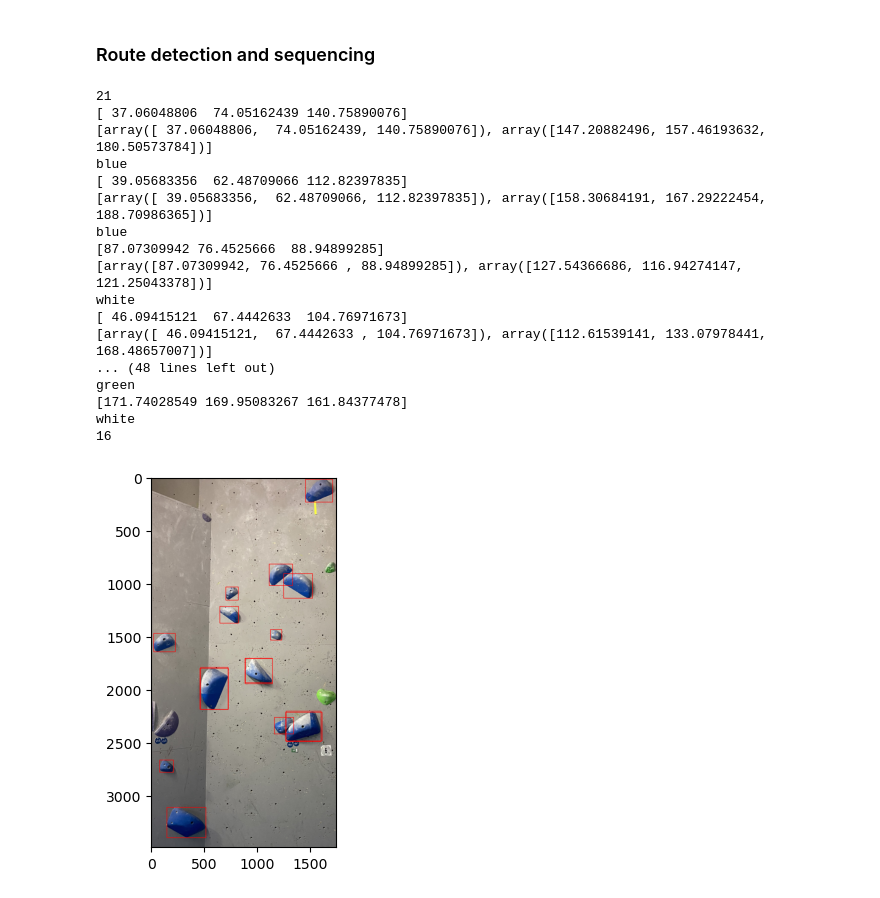
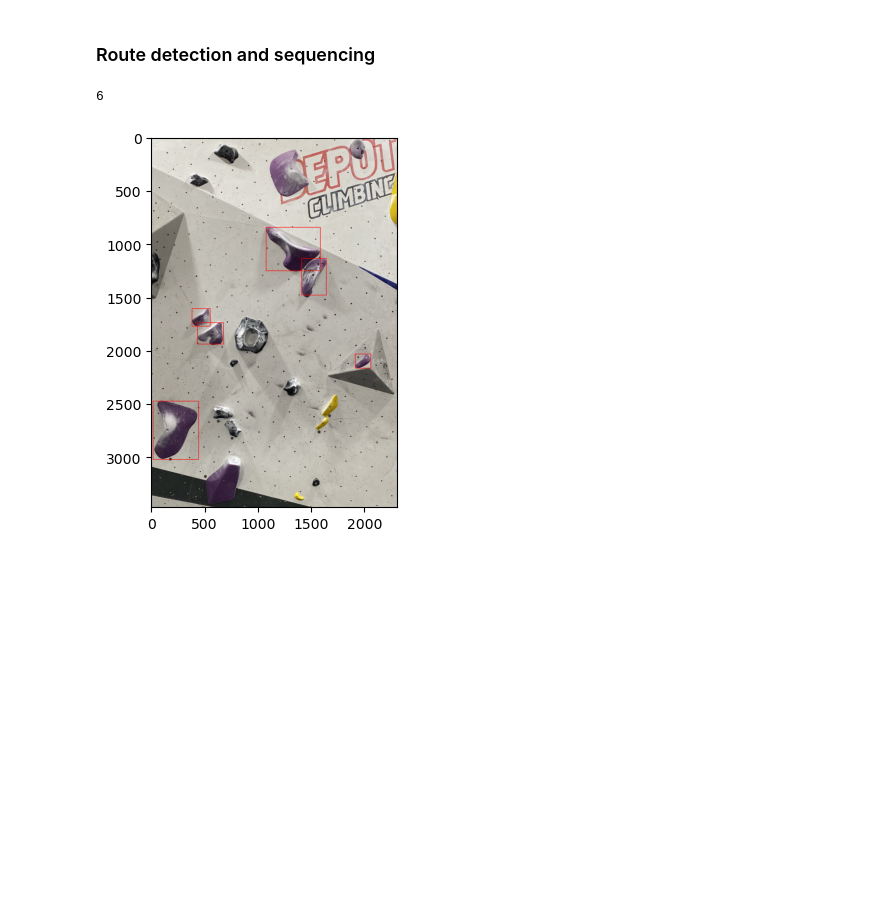
Before and after one commit to tonylay7/bouldering_route_classification, a Jupyter notebook: develop.ipynb, the cells around one changed output. Cells and saved outputs as stored; diff of their text form; code cells hidden in the pictures; blank space fills up the shorter version.

Commit message:
fix purple hold detection issues, implement NMS to remove overlapping boxes

```diff
--- a/develop.ipynb
+++ b/develop.ipynb
@@ -172,6 +172,8 @@ import colorsys
 import numpy as np
 import scipy.cluster
 import pickle
+
+classes = np.array(['jug','easy_foothold','sloper','large_sloper','easy_edge','crimp_edge','edge_large_sloper','crimp','double_sided_jug','pinch_sloper','foothold','double_sided_sloper','curve_edge_sloper','edge','pocket','pinch','edge_sloper','volume','large_moon_edge','platform','u_edge'])
 
 def rgb_trueblack(rgb_values):
     """Check if the given RGB value is very close to the blackest black
@@ -234,22 +236,27 @@ def rgb_thres(rgb_array,threshold,direction):
     else:
         raise Exception(f"The direction {direction} is not valid. It must be -1 or 1.")
 
-def check_black_or_white(rgb_centres):
-    print(rgb_centres)
-    # If the RGB values of the two centres are similar then this mostly comprises of white or black colours
-    if rgb_similar(rgb_centres[0],22.5) and rgb_similar(rgb_centres[1],22.5):
-        # Check for black
-        if (rgb_thres(rgb_centres[0],80,-1) and rgb_thres(rgb_centres[1],150,-1)):
-            return -1
-        elif (rgb_thres(rgb_centres[1],80,-1) and rgb_thres(rgb_centres[0],150,-1)):
-            return -1
+def check_black_or_white(rgb_centres,idx_max):
+    #print(rgb_centres)
 
-        # If it's not black then it must be white
+    # Specifically check for purple (since a lot of purple holds are smothered in chalk)
+    top2 = np.argpartition(rgb_centres[idx_max], -2)[-2:]
+    if (0 in top2 and 2 in top2) and (rgb_similar(rgb_centres[idx_max],22.5)):
+        return 0
+    else:
+        # If the RGB values of the two centres are similar then this mostly comprises of white or black colours
+        if rgb_similar(rgb_centres[0],22.5) and rgb_similar(rgb_centres[1],22.5):
+            # Check for black
+            if (rgb_thres(rgb_centres[0],80,-1) and rgb_thres(rgb_centres[1],150,-1)):
+                return -1
+            elif (rgb_thres(rgb_centres[1],80,-1) and rgb_thres(rgb_centres[0],150,-1)):
+                return -1
+            # If it's not black or purple then it must be white
+            else:
+                return 1
+        # Otherwise this is not black or white, it must be a different colour
         else:
-            return 1
-    # Otherwise this is not black or white, it must be a different colour
-    else:
-        return 0
+            return 0
 
 def color_from_hsv(h):
     if 0 <= h < 1.5:
@@ -288,10 +295,10 @@ def get_hold_colour(subimg):
     # Retrieve the strongest RGB colour
     main_rgb = rgb_centres[idx_max]
 
-    print(main_rgb)
+    #print(main_rgb)
 
     # If the main RGB colour is black or white then return it
-    if rgb_similar(main_rgb,10) and (rgb_close(main_rgb,60,35) or rgb_thres(main_rgb,40,-1)):
+    if rgb_similar(main_rgb,10) and (rgb_close(main_rgb,60,31.5) or rgb_thres(main_rgb,40,-1)):
         #print("mainly black")
         return 'black'
     if rgb_similar(main_rgb,10) and rgb_thres(main_rgb,155,1):
@@ -301,7 +308,7 @@ def get_hold_colour(subimg):
     # Otherwise perform a stronger check for whether it's black or white
     # Necessary as black holds can be covered in white chalk
     # or white holds can be turned blacker from wear over time
-    bw_check = check_black_or_white(rgb_centres)
+    bw_check = check_black_or_white(rgb_centres,idx_max)
     if bw_check == 1:
         #print("checked white")
         return 'white'
@@ -330,6 +337,7 @@ def rgb_close(rgb_array, value, half_window=3):
 
 def filter_route(file_name,colour=""):
 
+
     # Load hold data from the file
     with open(f'tensor_data/{file_name}.pickle', 'rb') as handle:
         data = pickle.load(handle)
@@ -345,57 +353,47 @@ def filter_route(file_name,colour=""):
 
     # For debugging
     img_detections = img.copy()
+    #print(len(data["contours"]))
 
-    print(len(data["contours"]))
     # Retrieve indices of all holds that are relevant to the route by its colour
     route_indices = []
     for idx, bb in enumerate(data['pred_boxes']):
 
         contour = data['contours'][idx]
         r_bb = np.round(bb).astype('int')
 
         # For debugging
         cv2.rectangle(img_detections, (r_bb[0],r_bb[1]), (r_bb[2],r_bb[3]), (0,0,255),4)
 
         # Cut out hold
         extracted_hold = cut_from_contour(img,contour)
 
         # Retrieve colour of hold
         hold_img = subimage_from_coords(extracted_hold,r_bb[0],r_bb[1],r_bb[2],r_bb[3])
         hold_colour = get_hold_colour(hold_img)
-        print(hold_colour)
+        #print(hold_colour)
 
         if expected_colour in hold_colour:
             route_indices.append(idx)
+
+    # Filter out overlapping bounding boxes
+    boxes = [data['pred_boxes'][i] for i in route_indices]
+    confidences = [float(data['scores'][i]) for i in route_indices]
+    NMS_indices = cv2.dnn.NMSBoxes(boxes, confidences, 0.5, 0.7)
+    route_indices = [route_indices[i] for i in NMS_indices]
 
     # For debugging
     show_image(resize_image(img_detections,300),cvt=False)
     return data, route_indices
 
-file_name = "blue_VB"
+file_name = "purple_V5-V7 (5)"
 img = cv2.imread(f'route_images/{file_name}.jpg')
 data, route_indices = filter_route(file_name)
 print(len(route_indices))
 for i in route_indices:
     r_bb = np.round(data['pred_boxes'][i]).astype('int')
     cv2.rectangle(img, (r_bb[0],r_bb[1]), (r_bb[2],r_bb[3]), (0,0,255),4)
 plot_image(img)
 # %% [output]
-21
-[ 37.06048806  74.05162439 140.75890076]
-[array([ 37.06048806,  74.05162439, 140.75890076]), array([147.20882496, 157.46193632, 180.50573784])]
-blue
-[ 39.05683356  62.48709066 112.82397835]
-[array([ 39.05683356,  62.48709066, 112.82397835]), array([158.30684191, 167.29222454, 188.70986365])]
-blue
-[87.07309942 76.4525666  88.94899285]
-[array([87.07309942, 76.4525666 , 88.94899285]), array([127.54366686, 116.94274147, 121.25043378])]
-white
-[ 46.09415121  67.4442633  104.76971673]
-[array([ 46.09415121,  67.4442633 , 104.76971673]), array([112.61539141, 133.07978441, 168.48657007])]
-... (48 lines left out)
-green
-[171.74028549 169.95083267 161.84377478]
-white
-16
+6
-[figure, old version]
+[figure, new version]
```
